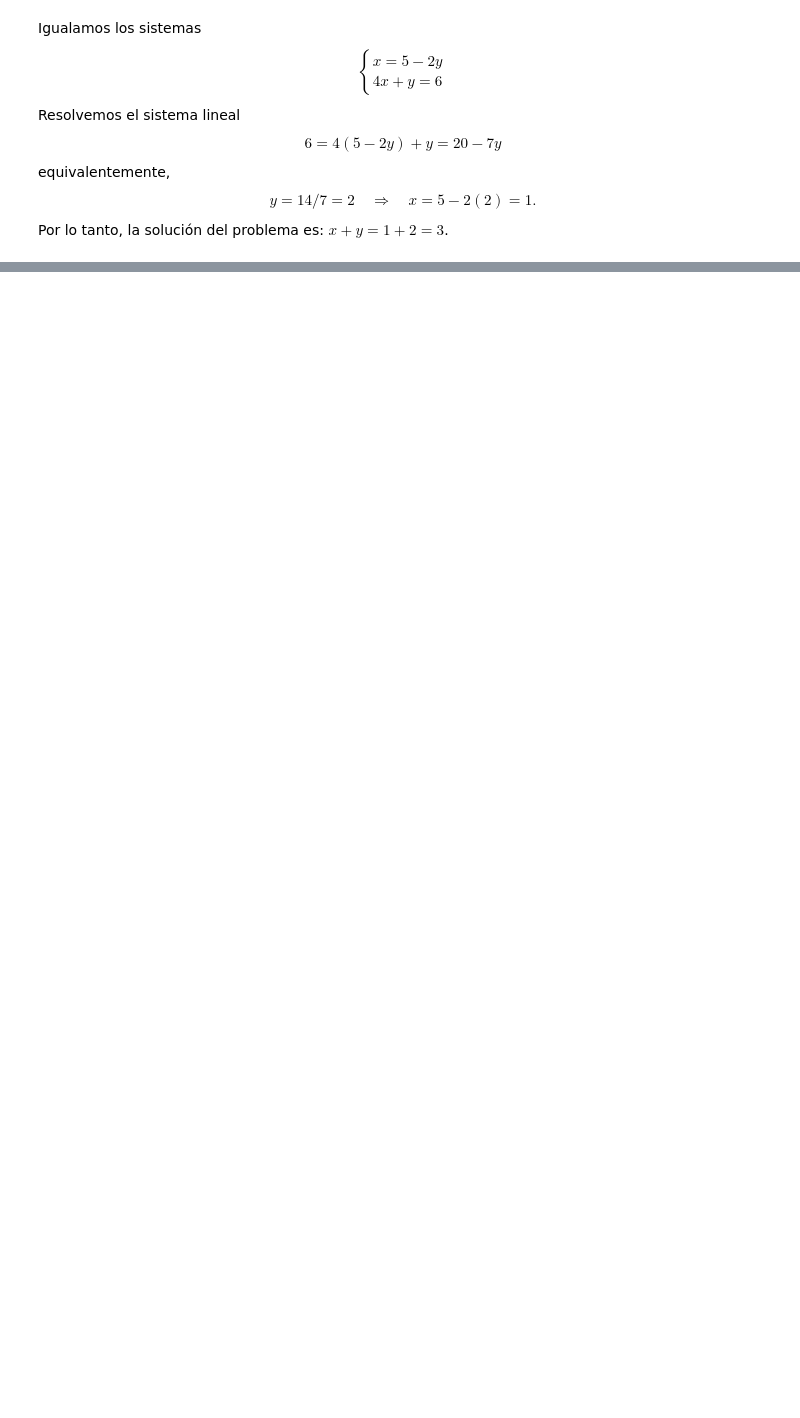
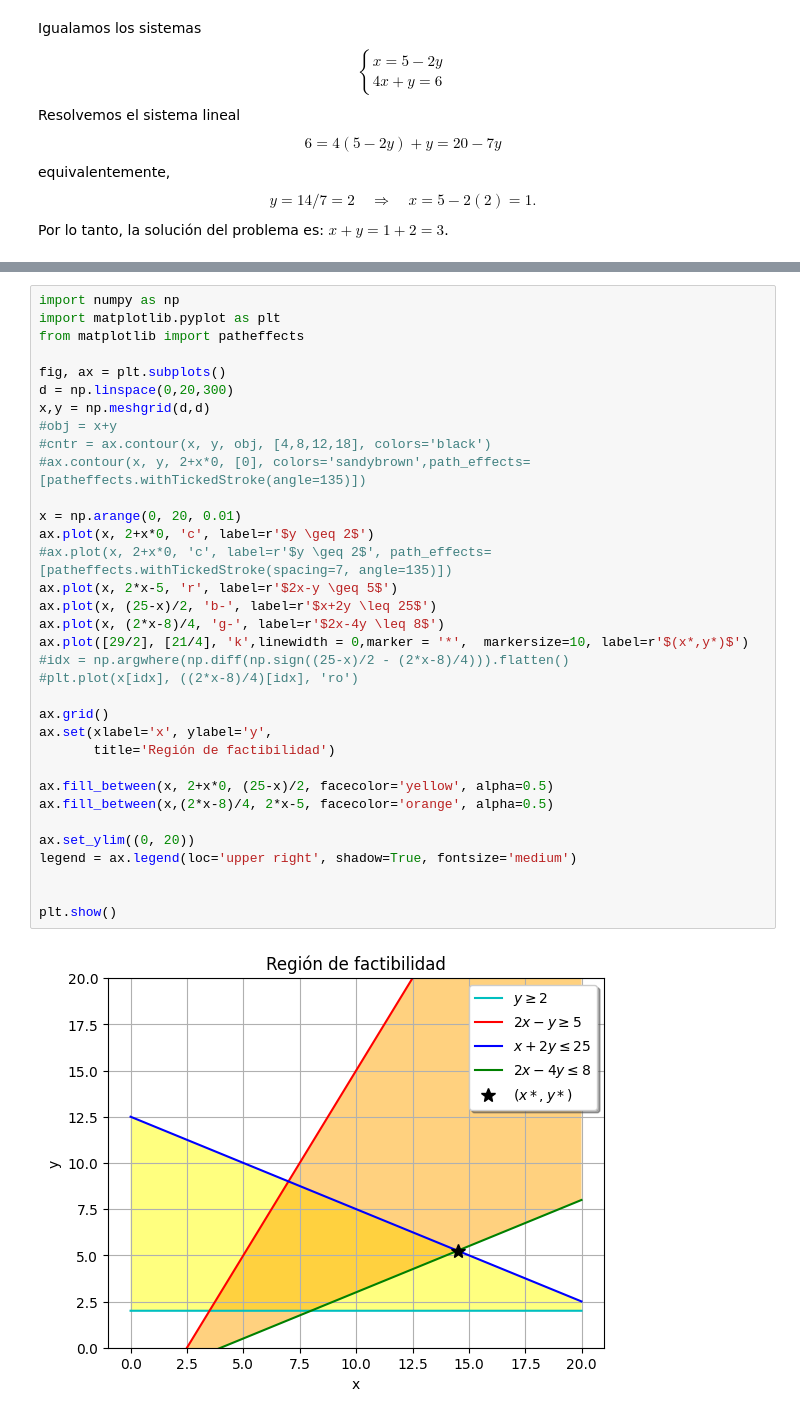
Before and after one commit to FeerJim/intro_Python, a Jupyter notebook: Lab08.ipynb, the cells around one changed output, grey strips where cells are left out. Cells and saved outputs as stored; diff of their text form; blank space fills up the shorter version.

```diff
--- a/Lab08.ipynb
+++ b/Lab08.ipynb
@@ -119,0 +195,36 @@ plt.show()
+# %%
+import numpy as np
+import matplotlib.pyplot as plt
+from matplotlib import patheffects
+
+fig, ax = plt.subplots()
+d = np.linspace(0,20,300)
+x,y = np.meshgrid(d,d)
+#obj = x+y
+#cntr = ax.contour(x, y, obj, [4,8,12,18], colors='black')
+#ax.contour(x, y, 2+x*0, [0], colors='sandybrown',path_effects=[patheffects.withTickedStroke(angle=135)])
+
+x = np.arange(0, 20, 0.01)
+ax.plot(x, 2+x*0, 'c', label=r'$y \geq 2$')
+#ax.plot(x, 2+x*0, 'c', label=r'$y \geq 2$', path_effects=[patheffects.withTickedStroke(spacing=7, angle=135)])
+ax.plot(x, 2*x-5, 'r', label=r'$2x-y \geq 5$')
+ax.plot(x, (25-x)/2, 'b-', label=r'$x+2y \leq 25$')
+ax.plot(x, (2*x-8)/4, 'g-', label=r'$2x-4y \leq 8$')
+ax.plot([29/2], [21/4], 'k',linewidth = 0,marker = '*',  markersize=10, label=r'$(x*,y*)$')
+#idx = np.argwhere(np.diff(np.sign((25-x)/2 - (2*x-8)/4))).flatten()
+#plt.plot(x[idx], ((2*x-8)/4)[idx], 'ro')
+
+ax.grid()
+ax.set(xlabel='x', ylabel='y',
+       title='Región de factibilidad')
+
+ax.fill_between(x, 2+x*0, (25-x)/2, facecolor='yellow', alpha=0.5)
+ax.fill_between(x,(2*x-8)/4, 2*x-5, facecolor='orange', alpha=0.5)
+
+ax.set_ylim((0, 20))
+legend = ax.legend(loc='upper right', shadow=True, fontsize='medium')
+
+
+plt.show()
+# %% [output]
+[figure, added]
```
Also changed, not shown: parts of 46 cells of this notebook, 3 other files.
